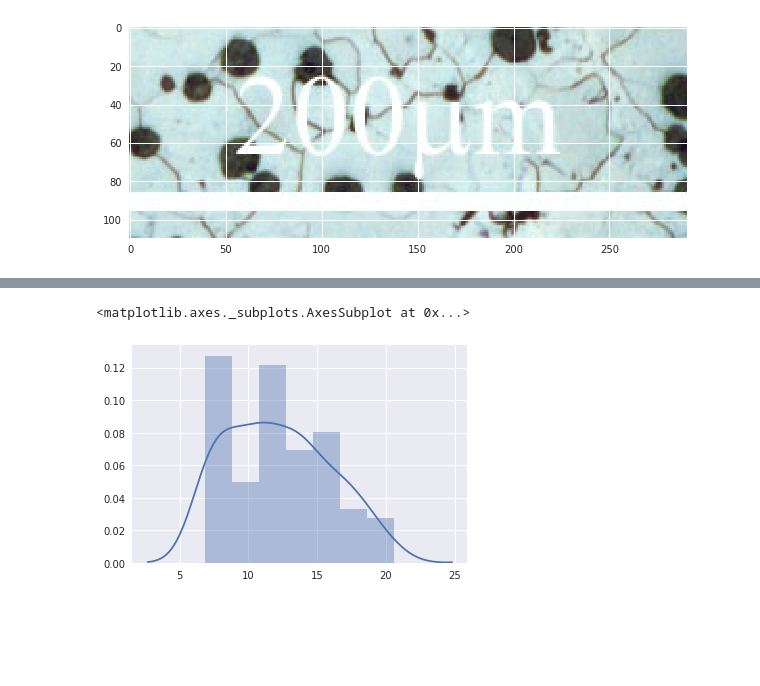
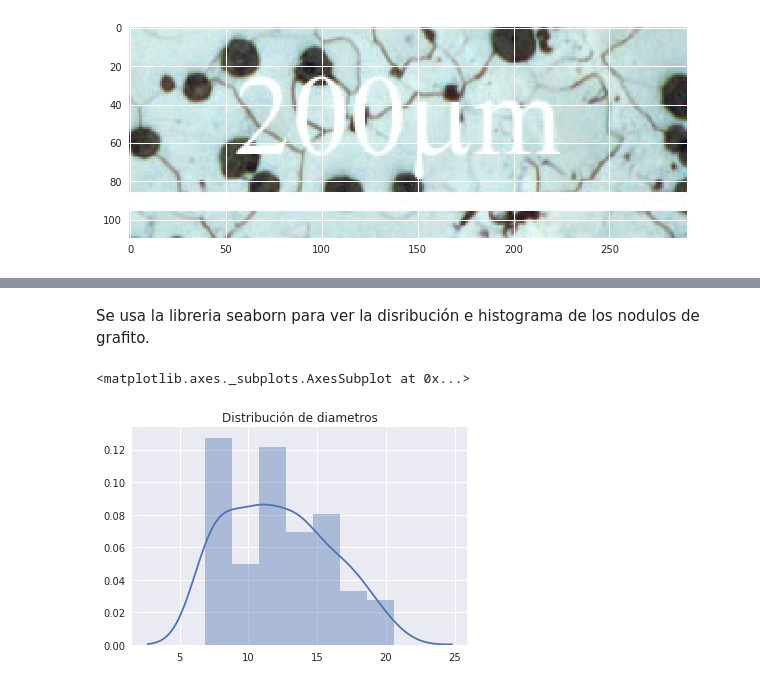
Before and after one commit to lrmahecha/Herramientas-Computacionales-IMEC3602, a Jupyter notebook: 06_taller05/granulometria.ipynb, the cells around one changed output, grey strips where cells are left out. Saved outputs shown, nothing was run; the diff lists cells and outputs as text; code cells hidden in the pictures; blank space fills up the shorter version.

```diff
--- a/06_taller05/granulometria.ipynb
+++ b/06_taller05/granulometria.ipynb
@@ -210,9 +251,12 @@ Diametro = radiome*2
+# %% [markdown]
+Se usa la libreria seaborn para ver la disribución e histograma de los nodulos de grafito.
 # %%
 import seaborn as sns
 sns.set(color_codes=False)
-# %%
-sns.distplot(Diametro)
-# %% [output]
-<matplotlib.axes._subplots.AxesSubplot at 0x...>
-[figure, removed]
+# %%
+plt.title("Distribución de diametros")
+sns.distplot(Diametro)
+# %% [output]
+<matplotlib.axes._subplots.AxesSubplot at 0x...>
+[figure, added]
 # %%
```
Also changed, not shown: parts of 18 cells of this notebook.
